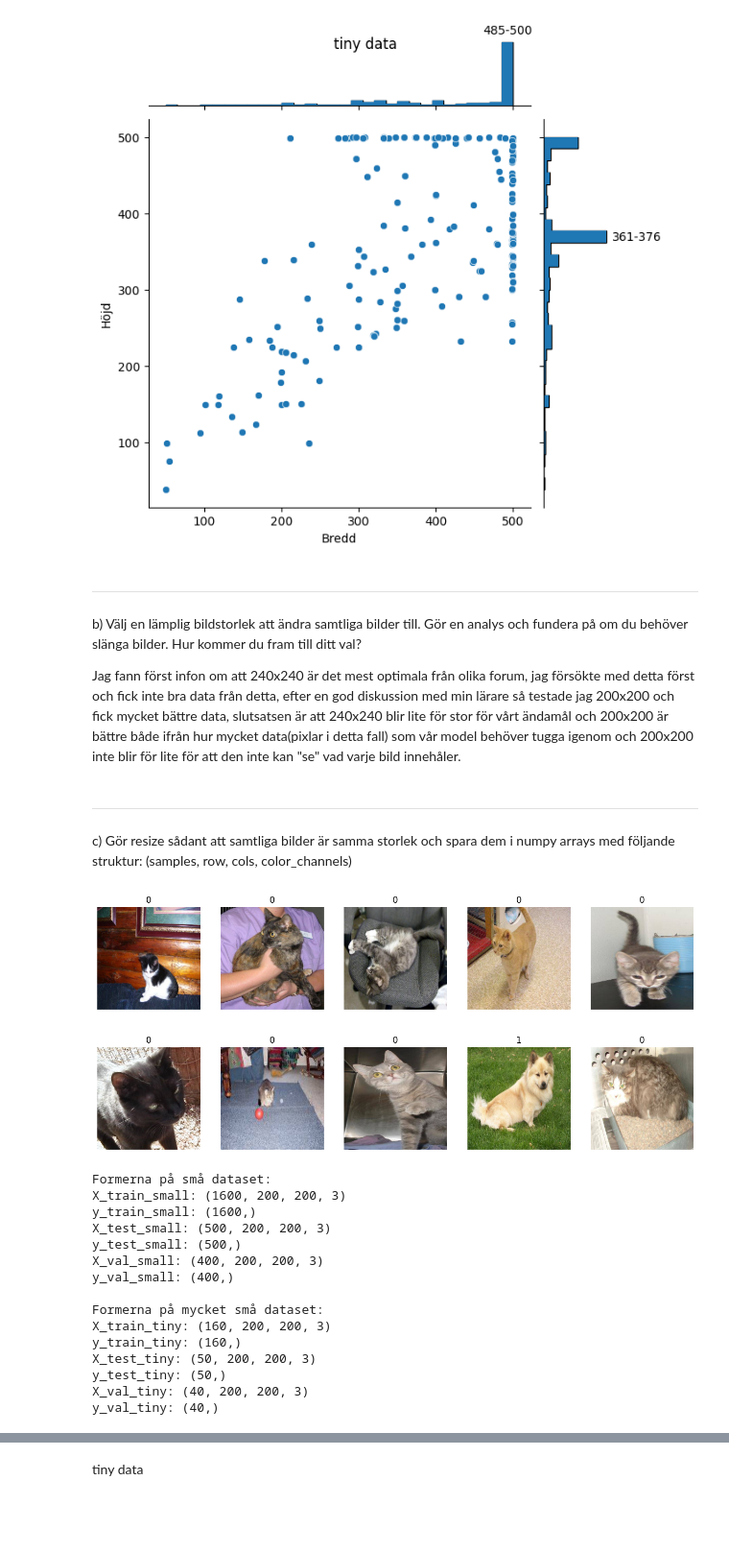
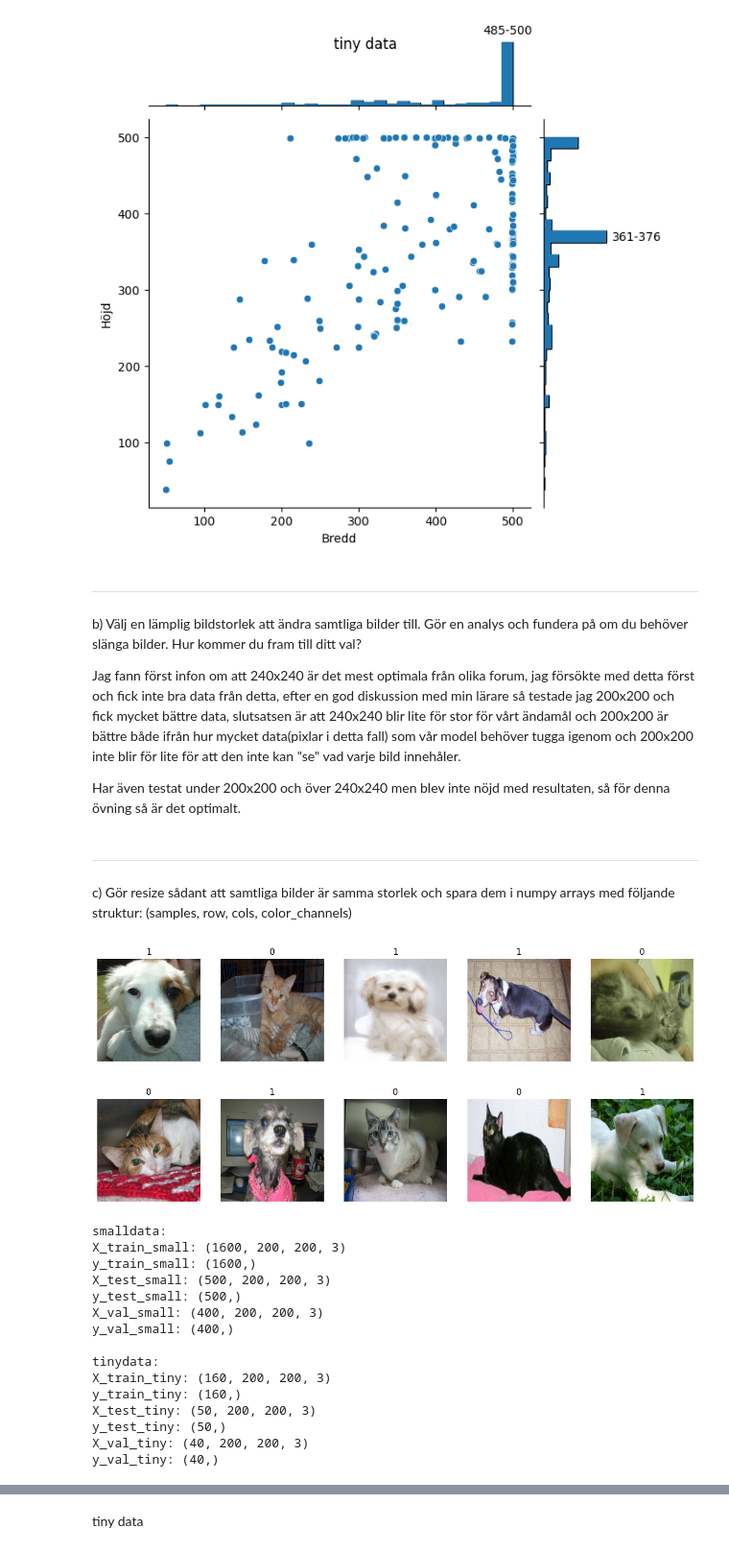
Before and after one commit to Markofbear/AI-Bjorn-Lagerblad-OPA23, a Jupyter notebook: labs/labb2/Labb2.ipynb, the cells around one changed output, grey strips where cells are left out. Shown at 96% size. Cells and saved outputs as stored; diff of their text form; code cells hidden in the pictures; blank space fills up the shorter version.

Commit message:
huge revision fix, comments up to augmented data

```diff
--- a/labs/labb2/Labb2.ipynb
+++ b/labs/labb2/Labb2.ipynb
@@ -371,18 +394,18 @@ plot_image_sizes(image_sizes_tiny, "tiny data")
  b) Välj en lämplig bildstorlek att ändra samtliga bilder till. Gör en analys och fundera på om du behöver slänga bilder. Hur kommer du fram till ditt val?
 
 Jag fann först infon om att 240x240 är det mest optimala från olika forum, jag försökte med detta först och fick inte bra data från detta, efter en god diskussion med min lärare så testade jag 200x200 och fick mycket bättre data, slutsatsen är att 240x240 blir lite för stor för vårt ändamål och 200x200 är bättre både ifrån hur mycket data(pixlar i detta fall) som vår model behöver tugga igenom och 200x200 inte blir för lite för att den inte kan "se" vad varje bild innehåler.
+
+Har även testat under 200x200 och över 240x240 men blev inte nöjd med resultaten, så för denna övning så är det optimalt.
 # %% [markdown]
 ---
 c) Gör resize sådant att samtliga bilder är samma storlek och spara dem i numpy arrays med följande
 struktur:
 (samples, row, cols, color_channels)
 # %%
-# Definiera sökvägar
-current_path = Path('.')  # Sätt den aktuella sökvägen
-small_data = current_path / "experiment_small_data"  # Sökväg till små dataset
-tiny_data = current_path / "experiment_tiny_data"  # Sökväg till mycket små dataset
+current_path = Path('.')
+small_data = current_path / "experiment_small_data"
+tiny_data = current_path / "experiment_tiny_data"
 
-# Definiera underkataloger för träning, testning och validering
 small_train = small_data / "train"
 small_test = small_data / "test"
 small_val = small_data / "val"
@@ -391,23 +414,21 @@ tiny_train = tiny_data / "train"
 tiny_test = tiny_data / "test"
 tiny_val = tiny_data / "val"
 
-# Hämta listor över bildsökvägar
-train_list = list(small_train.iterdir())  # Lista över träningsbilder för små dataset
-test_list = list(small_test.iterdir())  # Lista över testbilder för små dataset
-val_list = list(small_val.iterdir())  # Lista över valideringsbilder för små dataset
-train_list_tiny = list(tiny_train.iterdir())  # Lista över träningsbilder för mycket små dataset
-test_list_tiny = list(tiny_test.iterdir())  # Lista över testbilder för mycket små dataset
-val_list_tiny = list(tiny_val.iterdir())  # Lista över valideringsbilder för mycket små dataset
+# Skapa listor över bilderna i varje dataset
+train_list = list(small_train.iterdir())
+test_list = list(small_test.iterdir())
+val_list = list(small_val.iterdir())
+train_list_tiny = list(tiny_train.iterdir())
+test_list_tiny = list(tiny_test.iterdir())
+val_list_tiny = list(tiny_val.iterdir())
 
+# Funktion för att läsa, lägga labels och ändra storlek på bilderna
 def label_and_resize_data(data, image_size=(200, 200)):
-    """
-    Etiketterar listorna med 1 för hund och 0 för katt, ändrar storlek på bilderna till given storlek och returnerar numpy-arrayer.
-    """
-    labels = []  # Lista för etiketter
-    images = []  # Lista för bilder
+    labels = []
+    images = []
     np.random.shuffle(data)  # Blanda datan slumpmässigt
     for path in data:
-        label = 1 if "dog" in path.name else 0  # Sätt etikett baserat på filnamnet
+        label = 1 if "dog" in path.name else 0
         labels.append(label)
 
         image = cv2.imread(str(path))  # Läs bilden med OpenCV
@@ -415,63 +436,52 @@ def label_and_resize_data(data, image_size=(200, 200)):
             image = cv2.resize(image, image_size)  # Ändra storlek på bilden
             images.append(image)
 
-    return np.array(images), np.array(labels)  # Returnera bilder och etiketter som numpy-arrayer
+    return np.array(images), np.array(labels)  # Returnera bilderna och etiketter som numpy-arrayer
 
 # Ladda, etikettera och ändra storlek på datan
 X_train_small, y_train_small = label_and_resize_data(train_list)
 X_test_small, y_test_small = label_and_resize_data(test_list)
 X_val_small, y_val_small = label_and_resize_data(val_list)
 
 X_train_tiny, y_train_tiny = label_and_resize_data(train_list_tiny)
 X_test_tiny, y_test_tiny = label_and_resize_data(test_list_tiny)
 X_val_tiny, y_val_tiny = label_and_resize_data(val_list_tiny)
 
-# Normalisera datan
-X_train_small = X_train_small / 255.0  # Normalisera träningsbilder för små dataset
-X_test_small = X_test_small / 255.0  # Normalisera testbilder för små dataset
-X_val_small = X_val_small / 255.0  # Normalisera valideringsbilder för små dataset
-
-X_train_tiny = X_train_tiny / 255.0  # Normalisera träningsbilder för mycket små dataset
-X_test_tiny = X_test_tiny / 255.0  # Normalisera testbilder för mycket små dataset
-X_val_tiny = X_val_tiny / 255.0  # Normalisera valideringsbilder för mycket små dataset
-
+# Funktion för att visa slumpmässiga bilder med etiketter
 def display_random_images(images, labels, num_images=5):
-    """
-    Visa några slumpmässiga bilder med deras etiketter.
-    """
-    indices = np.random.choice(np.arange(len(images)), num_images, replace=False)  # Välj slumpmässiga index
-    fig, axes = plt.subplots(1, num_images, figsize=(15, 3))  # Skapa en rad av underfigurer
+    indices = np.random.choice(np.arange(len(images)), num_images, replace=False)
+    fig, axes = plt.subplots(1, num_images, figsize=(15, 3))
     for i, ax in zip(indices, axes):
-        img = (images[i] * 255).astype(np.uint8)  # Konvertera tillbaka till uint8 för visning
-        ax.imshow(cv2.cvtColor(img, cv2.COLOR_BGR2RGB))  # Konvertera färg från BGR till RGB
-        ax.set_title(f'{labels[i]}')  # Sätt titel som visar etiketten
-        ax.axis('off')  # Dölj axlar
-    plt.show()  # Visa figuren
+        img = images[i]
+        ax.imshow(cv2.cvtColor(img, cv2.COLOR_BGR2RGB))
+        ax.set_title(f'{labels[i]}')
+        ax.axis('off')
+    plt.show()
 
 # Visa några slumpmässiga träningsbilder från små dataset
 display_random_images(X_train_small, y_train_small)
 display_random_images(X_train_tiny, y_train_tiny)
 
 # Skriv ut formerna på datasets
-print("Formerna på små dataset:")
+print("smalldata:")
 print("X_train_small:", X_train_small.shape)
 print("y_train_small:", y_train_small.shape)
 print("X_test_small:", X_test_small.shape)
 print("y_test_small:", y_test_small.shape)
 print("X_val_small:", X_val_small.shape)
 print("y_val_small:", y_val_small.shape)
 
-print("\nFormerna på mycket små dataset:")
+print("\ntinydata:")
 print("X_train_tiny:", X_train_tiny.shape)
 print("y_train_tiny:", y_train_tiny.shape)
 print("X_test_tiny:", X_test_tiny.shape)
 print("y_test_tiny:", y_test_tiny.shape)
 print("X_val_tiny:", X_val_tiny.shape)
 print("y_val_tiny:", y_val_tiny.shape)
 # %% [output]
-[figure, old version]
+[figure, new version]
-[figure, old version]
+[figure, new version]
-Formerna på små dataset:
+smalldata:
 X_train_small: (1600, 200, 200, 3)
 y_train_small: (1600,)
 X_test_small: (500, 200, 200, 3)
@@ -479,7 +489,7 @@ y_test_small: (500,)
 X_val_small: (400, 200, 200, 3)
 y_val_small: (400,)
 
-Formerna på mycket små dataset:
+tinydata:
 X_train_tiny: (160, 200, 200, 3)
 y_train_tiny: (160,)
 X_test_tiny: (50, 200, 200, 3)
```
Also changed, not shown: parts of 21 cells of this notebook.
